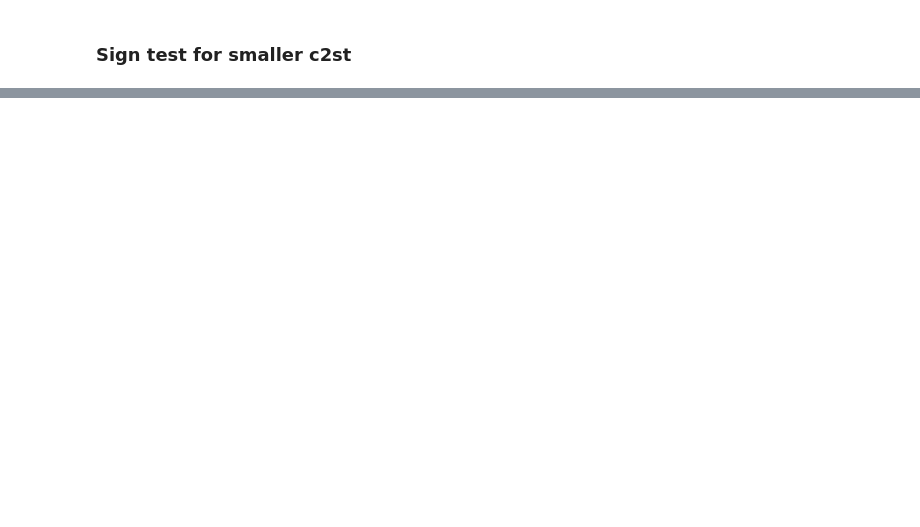
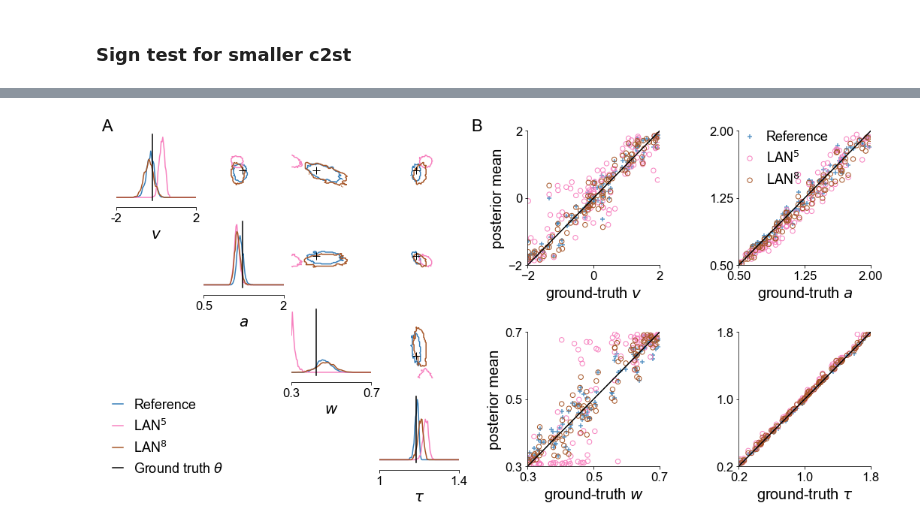
Before and after one commit to mackelab/mnle-for-ddms, a Jupyter notebook: notebooks/Paper-Figure-3&4-posterior-comparison.ipynb, the cells around one changed output, grey strips where cells are left out. Saved outputs shown, nothing was run; the diff lists cells and outputs as text; code cells hidden in the pictures; blank space fills up the shorter version.

```diff
--- a/notebooks/Paper-Figure-3&4-posterior-comparison.ipynb
+++ b/notebooks/Paper-Figure-3&4-posterior-comparison.ipynb
@@ -358,0 +401,91 @@ fig.savefig("figures/Figure4-MNLE-LAN-posterior-calibration.png", dpi=300, bbox_
+# %%
+fig = plt.figure(figsize=(18, 8))
+outer_grid = fig.add_gridspec(1, 2, wspace=0.2, hspace=0, width_ratios=[.5, .5])
+
+num_plots = 4
+inner_grid = outer_grid[0, 0].subgridspec(num_plots, num_plots, wspace=0.1, hspace=0.2)
+ax1 = inner_grid.subplots()  # Create all subplots for the inner grid.
+
+obs_idx = 10
+kde_bins = 100
+fix, ax1 = pairplot(
+        [
+            task.get_reference_posterior_samples(201 + obs_idx)[:M],
+            lan_samples_5[obs_idx],
+            lan_samples_8[obs_idx]
+        ],
+         points=sbibm.get_task("ddm").get_true_parameters(201 + obs_idx),
+         limits=[[-2, 2], [0.5, 2.0], [.3, .7], [1., 1.4]],
+         ticks = [[-2, 2], [0.5, 2.0], [.3, .7], [1., 1.4]],
+         samples_colors=colors[:1] + colors[3:5],
+         diag="kde",
+         upper="contour",
+         kde_diag=dict(bw_method=0.12, bins=kde_bins),
+         kde_offdiag=dict(bw_method=.2, bins=kde_bins),
+         contour_offdiag=dict(levels=[.95], percentile=True),
+         points_offdiag=dict(marker="+", markersize=10),
+         points_colors=["k"],
+         labels=[r"$v$", r"$a$", r"$w$", r"$\tau$"],
+         fig=fig,
+         axes=ax1,
+        );
+plt.sca(ax1[0, 0])
+plt.legend(["Reference", r"LAN$^{5}$", r"LAN$^8$", r"Ground truth $\theta$"],
+            handlelength=0.8,
+           bbox_to_anchor=(-.2, -2.5),
+           loc=2);
+
+# posterior metrics
+inner_grid = outer_grid[0, 1].subgridspec(2, 2, wspace=.6, hspace=.5, )
+ax2 = inner_grid.subplots()  # Create all subplots for the inner grid.
+
+for ii in range(4):
+    # actual GT params
+    truth = true_params[:, ii]
+    if ii<2:
+        plt.sca(ax2[0, ii%2])
+    else:
+        plt.sca(ax2[1, ii%2])
+
+    plt.scatter(truth, true_samples.mean(1)[:, ii], s=s, color=colors[0],
+                label=fr"Reference",
+                alpha=alpha,
+                    # facecolors='none',
+                marker="+",
+                )
+    plt.scatter(truth, lan_samples_5.mean(1)[:, ii], s=s, color=colors[3],
+                label=labels[0],
+                # alpha=alphas[1],
+                facecolors="none",
+               )
+    plt.scatter(truth, lan_samples_8.mean(1)[:, ii], s=s, color=colors[4],
+                label=labels[1],
+                # alpha=alphas[2],
+                facecolors="none",
+               )
+    plt.plot(np.linspace(limits[ii][0], limits[ii][1], 100),
+             np.linspace(limits[ii][0], limits[ii][1], 100), color="k",
+            #  label="Identity"
+             )
+    plt.ylim(limits[ii])
+    plt.yticks(np.linspace(limits[ii][0], limits[ii][1], 3))
+
+    plt.xlim(limits[ii])
+    plt.xticks(np.linspace(limits[ii][0], limits[ii][1], 3))
+    plt.xlabel("ground-truth " + parameter_labels[ii])
+    if ii%2 == 0:
+        plt.ylabel("posterior mean")
+    if ii==1:
+        plt.legend(loc=2, handlelength=0.8, bbox_to_anchor=(-.05, 1.1));
+
+weight = "regular"
+fontsize = 22
+y1 = .9
+x1 = 0.11
+fig.text(x1, y1, "A", fontsize=fontsize, fontweight=weight)
+fig.text(x1 + .38, y1, "B", fontsize=fontsize, fontweight=weight)
+
+plt.tight_layout();
+fig.savefig("figures/SuppFigure-LAN-5-8-posteriors-and-parameter-recovery.png", dpi=300, bbox_inches="tight");
+# %% [output]
+[figure, added]
```
Also changed, not shown: parts of 20 cells of this notebook.
